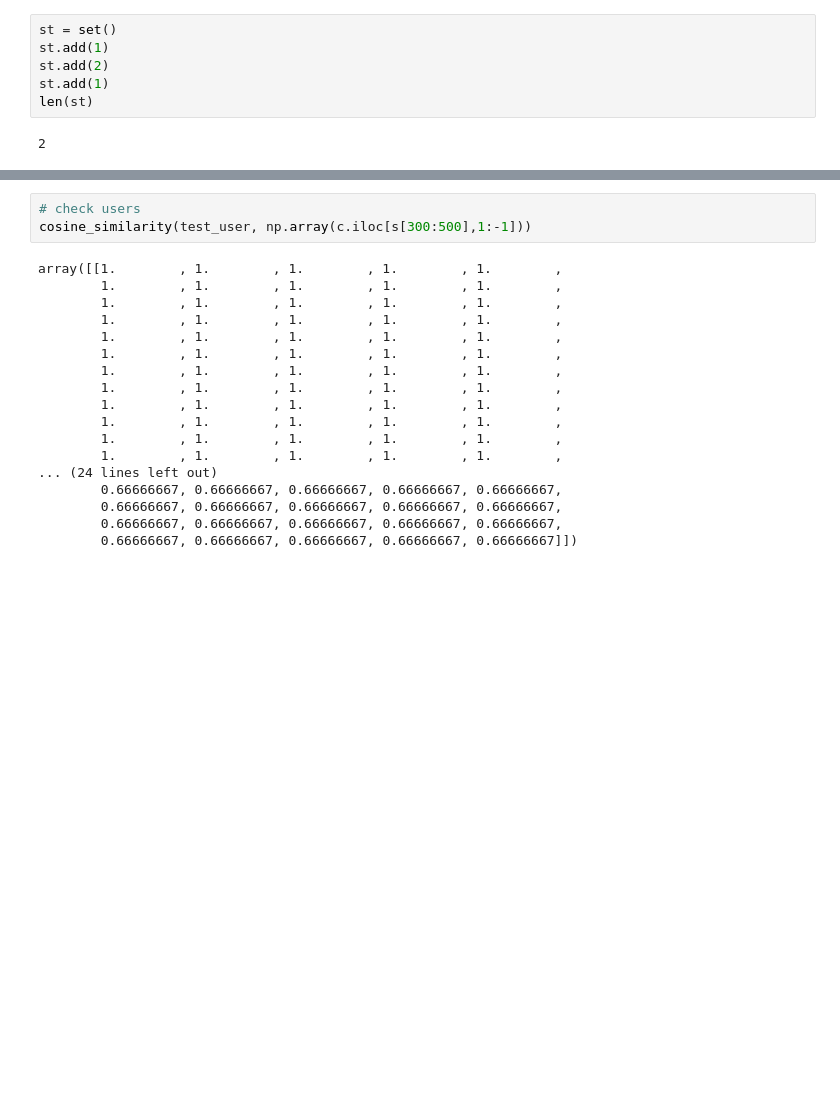
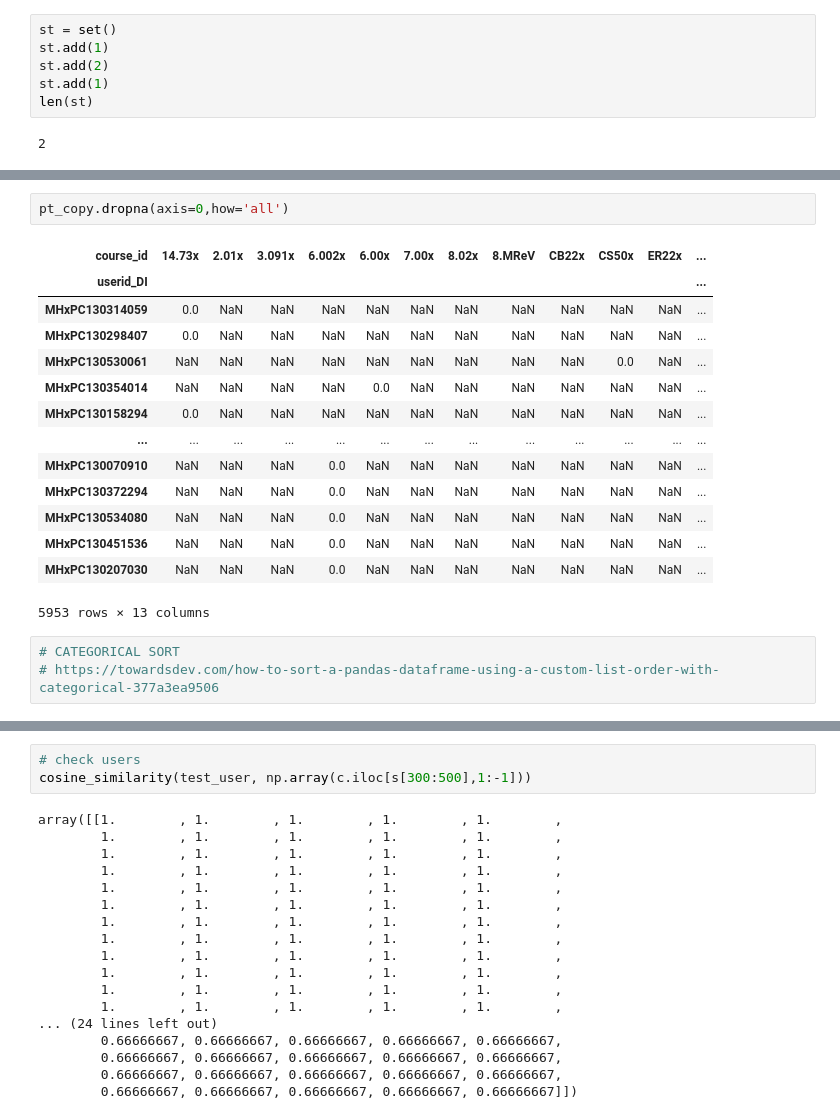
Before and after one commit to ainica/CM3070, a Jupyter notebook: CF02.ipynb, the cells around one changed output, grey strips where cells are left out. Cells and saved outputs as stored; diff of their text form; blank space fills up the shorter version.

```diff
--- a/CF02.ipynb
+++ b/CF02.ipynb
@@ -905,0 +955,20 @@ len(st)
+# %%
+pt_copy.dropna(axis=0,how='all')
+# %% [output]
+| course_id | 14.73x | 2.01x | 3.091x | 6.002x | 6.00x | 7.00x | 8.02x | 8.MReV | CB22x | CS50x | ER22x | ... |
+| userid_DI |  |  |  |  |  |  |  |  |  |  |  | ... |
+| MHxPC130314059 | 0.0 | NaN | NaN | NaN | NaN | NaN | NaN | NaN | NaN | NaN | NaN | ... |
+| MHxPC130298407 | 0.0 | NaN | NaN | NaN | NaN | NaN | NaN | NaN | NaN | NaN | NaN | ... |
+| MHxPC130530061 | NaN | NaN | NaN | NaN | NaN | NaN | NaN | NaN | NaN | 0.0 | NaN | ... |
+| MHxPC130354014 | NaN | NaN | NaN | NaN | 0.0 | NaN | NaN | NaN | NaN | NaN | NaN | ... |
+| MHxPC130158294 | 0.0 | NaN | NaN | NaN | NaN | NaN | NaN | NaN | NaN | NaN | NaN | ... |
+| ... | ... | ... | ... | ... | ... | ... | ... | ... | ... | ... | ... | ... |
+| MHxPC130070910 | NaN | NaN | NaN | 0.0 | NaN | NaN | NaN | NaN | NaN | NaN | NaN | ... |
+| MHxPC130372294 | NaN | NaN | NaN | 0.0 | NaN | NaN | NaN | NaN | NaN | NaN | NaN | ... |
+| MHxPC130534080 | NaN | NaN | NaN | 0.0 | NaN | NaN | NaN | NaN | NaN | NaN | NaN | ... |
+| MHxPC130451536 | NaN | NaN | NaN | 0.0 | NaN | NaN | NaN | NaN | NaN | NaN | NaN | ... |
+| MHxPC130207030 | NaN | NaN | NaN | 0.0 | NaN | NaN | NaN | NaN | NaN | NaN | NaN | ... |
+5953 rows × 13 columns
+# %%
+# CATEGORICAL SORT
+# https://towardsdev.com/how-to-sort-a-pandas-dataframe-using-a-custom-list-order-with-categorical-377a3ea9506
```
Also changed, not shown: parts of 15 cells of this notebook.
